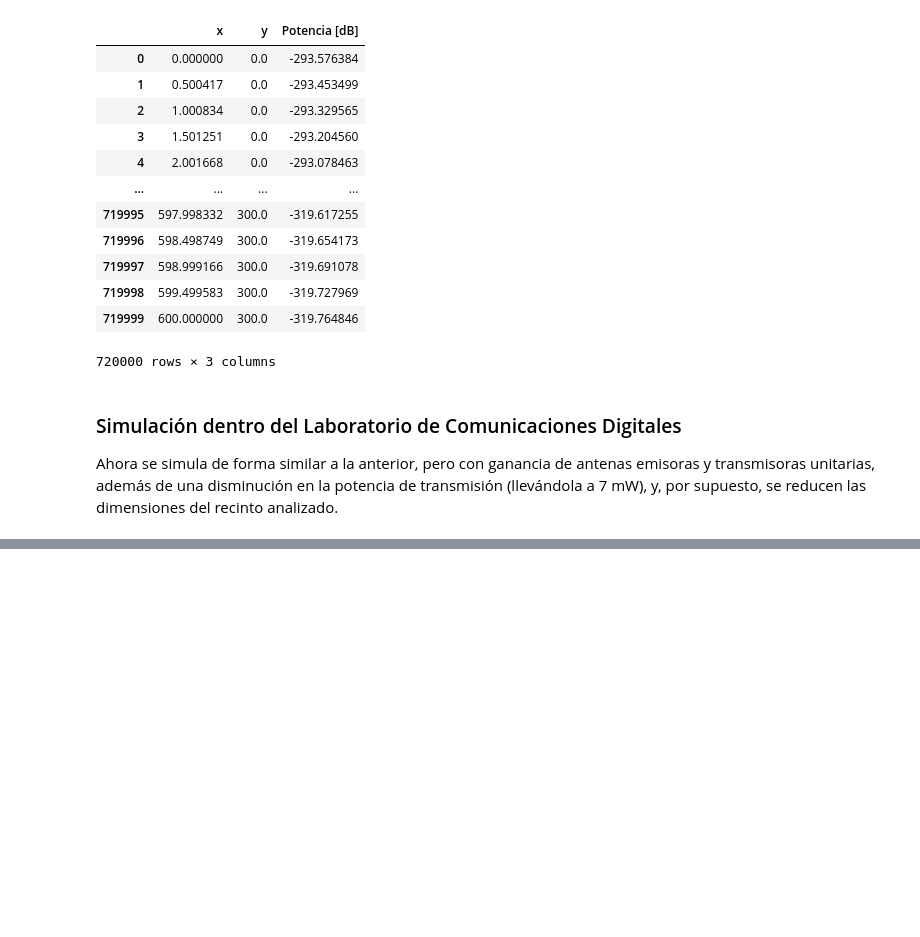
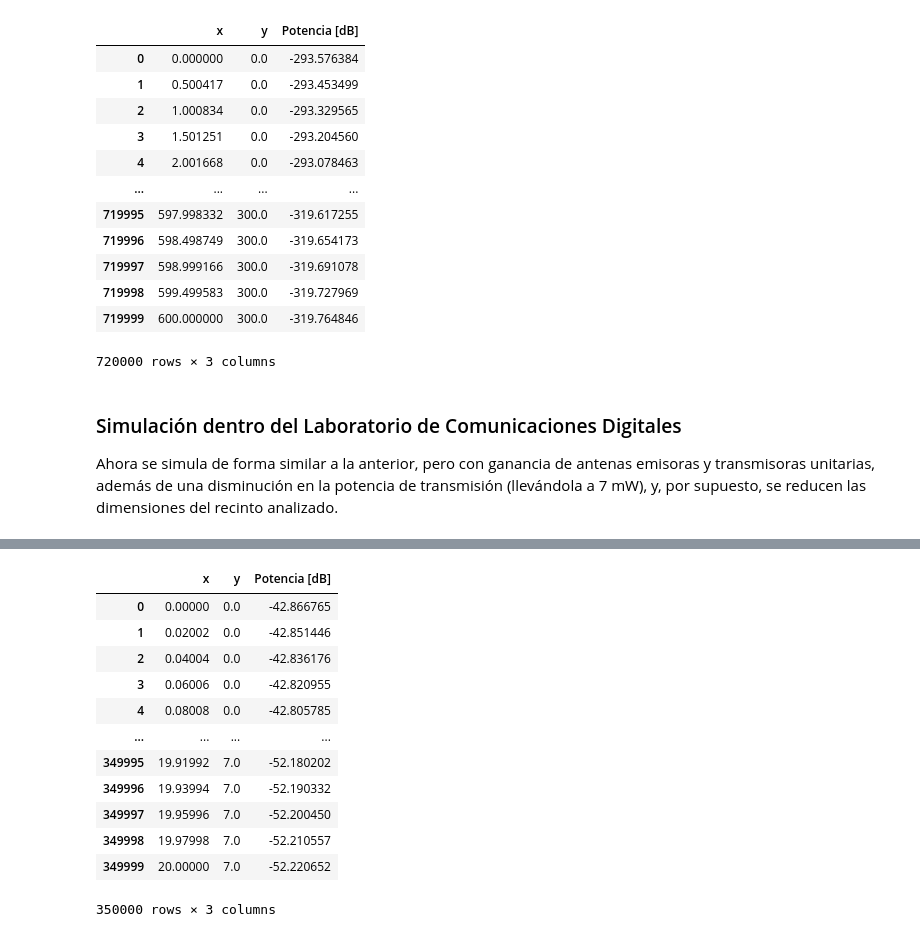
Before and after one commit to all5one-sudo/comunicacionesDigitalesTP, a Jupyter notebook: conaeRadar.ipynb, the cells around one changed output, grey strips where cells are left out. Cells and saved outputs as stored; diff of their text form; code cells hidden in the pictures; blank space fills up the shorter version.

```diff
--- a/conaeRadar.ipynb
+++ b/conaeRadar.ipynb
@@ -388,3 +388,19 @@ Ganancia de transmisor de:  0  [dB]
+# %%
+df
+# %% [output]
+|  | x | y | Potencia [dB] |
+| 0 | 0.00000 | 0.0 | -42.866765 |
+| 1 | 0.02002 | 0.0 | -42.851446 |
+| 2 | 0.04004 | 0.0 | -42.836176 |
+| 3 | 0.06006 | 0.0 | -42.820955 |
+| 4 | 0.08008 | 0.0 | -42.805785 |
+| ... | ... | ... | ... |
+| 349995 | 19.91992 | 7.0 | -52.180202 |
+| 349996 | 19.93994 | 7.0 | -52.190332 |
+| 349997 | 19.95996 | 7.0 | -52.200450 |
+| 349998 | 19.97998 | 7.0 | -52.210557 |
+| 349999 | 20.00000 | 7.0 | -52.220652 |
+350000 rows × 3 columns
 # %% [markdown]
 ## SDR (Software Defined Radio)
 
```
Also changed, not shown: parts of 8 cells of this notebook, 3 other files.
